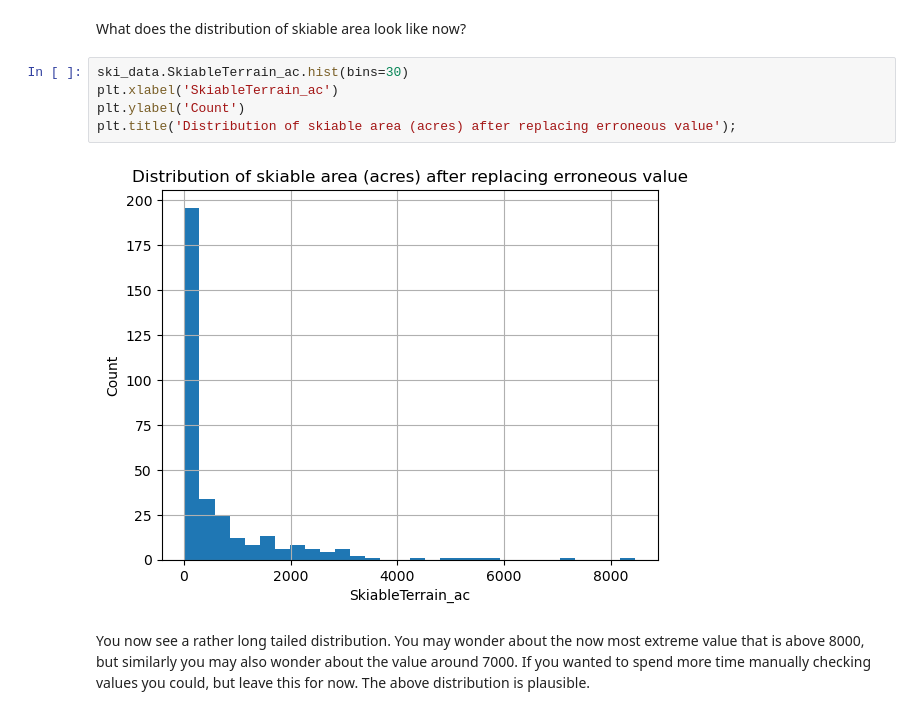
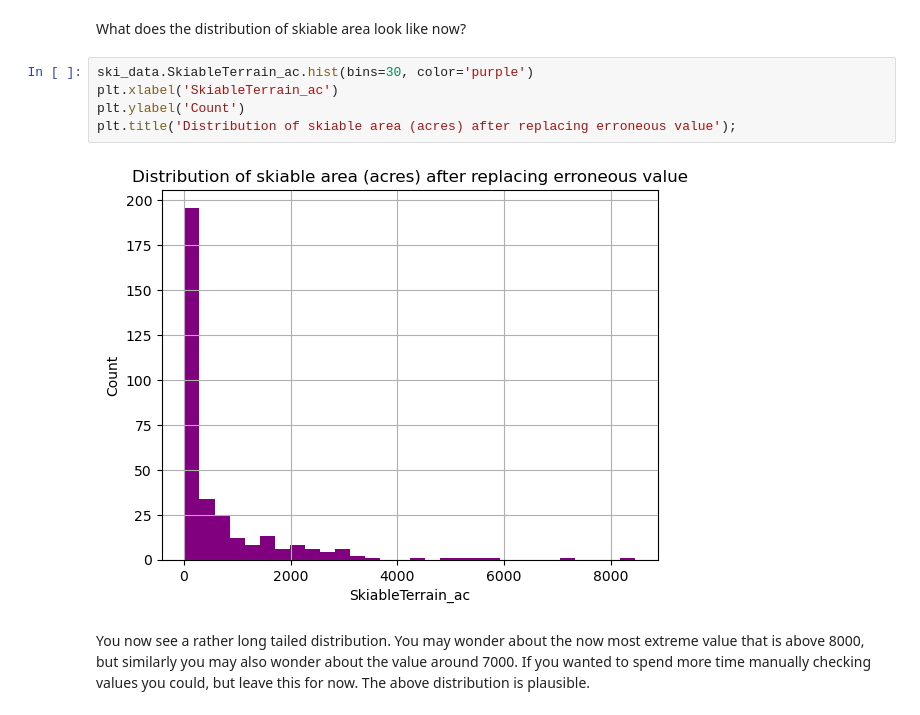
Before and after one commit to springboard-curriculum/DataScienceGuidedCapstone, a Jupyter notebook: Notebooks/02_data_wrangling.ipynb, the cells around one changed output. Drawn from its saved outputs; the diff is of its cells as text.

```diff
--- a/Notebooks/02_data_wrangling.ipynb
+++ b/Notebooks/02_data_wrangling.ipynb
@@ -584,12 +565,12 @@ ski_data.loc[39, 'SkiableTerrain_ac']
 # %% [markdown]
 What does the distribution of skiable area look like now?
 # %%
-ski_data.SkiableTerrain_ac.hist(bins=30)
+ski_data.SkiableTerrain_ac.hist(bins=30, color='purple')
 plt.xlabel('SkiableTerrain_ac')
 plt.ylabel('Count')
 plt.title('Distribution of skiable area (acres) after replacing erroneous value');
 # %% [output]
-[figure, old version]
+[figure, new version]
 # %% [markdown]
 You now see a rather long tailed distribution. You may wonder about the now most extreme value that is above 8000, but similarly you may also wonder about the value around 7000. If you wanted to spend more time manually checking values you could, but leave this for now. The above distribution is plausible.
 # %% [markdown]
```
Also changed, not shown: parts of 16 cells of this notebook.
